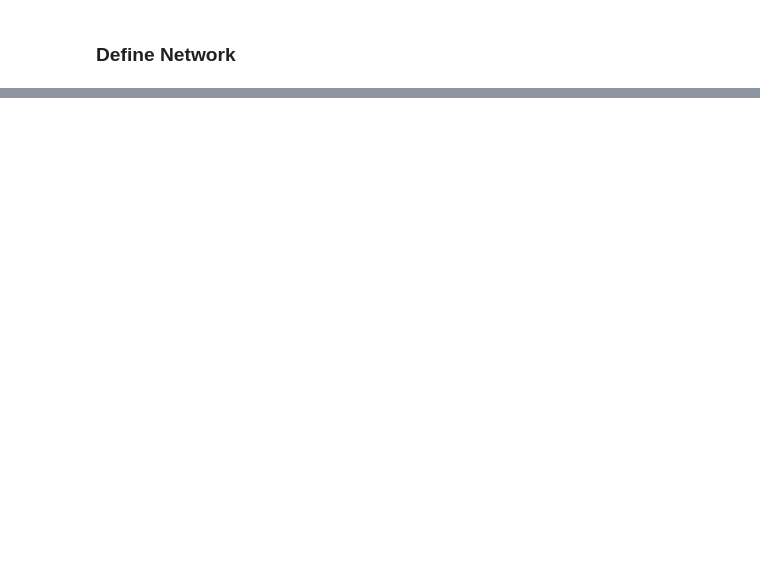
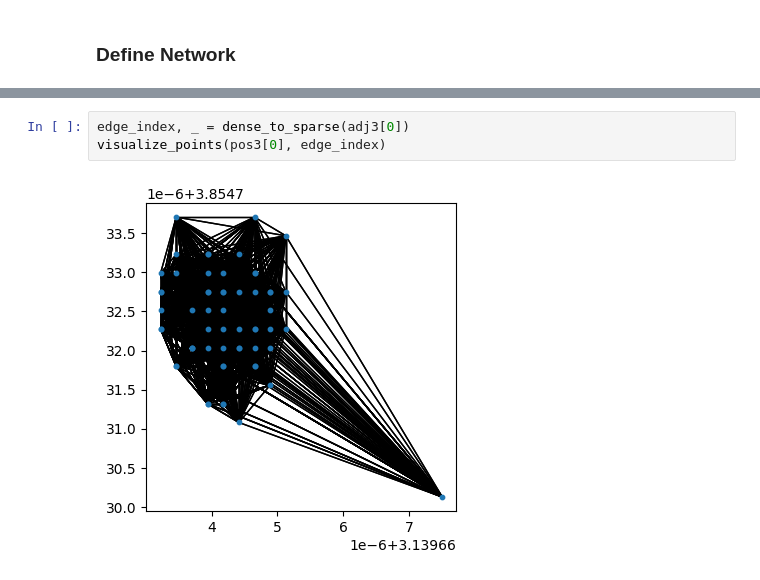
Before and after one commit to DavidGraber/Protein-Interaction-Prediction-with-GCNs, a Jupyter notebook: model_diffpool_simple.ipynb, the cells around one changed output, grey strips where cells are left out. Drawn from its saved outputs; the diff is of its cells as text; blank space fills up the shorter version.

```diff
--- a/model_diffpool_simple.ipynb
+++ b/model_diffpool_simple.ipynb
@@ -409,0 +656,5 @@ tensor([[ 3.8960,  3.0843,  3.9537,  ...,  3.9036,  3.0843,  7.9758],
+# %%
+edge_index, _ = dense_to_sparse(adj3[0])
+visualize_points(pos3[0], edge_index)
+# %% [output]
+[figure, added]
```
Also changed, not shown: parts of 56 cells of this notebook.
